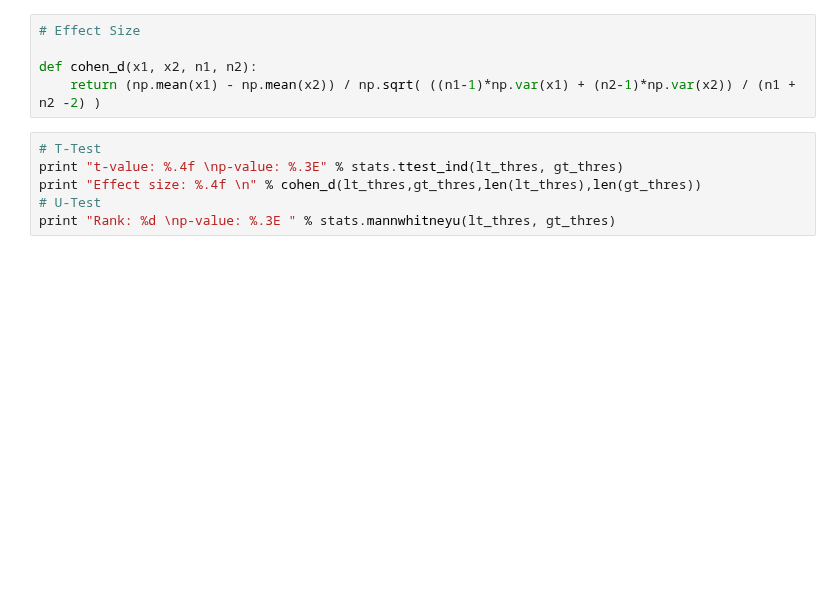
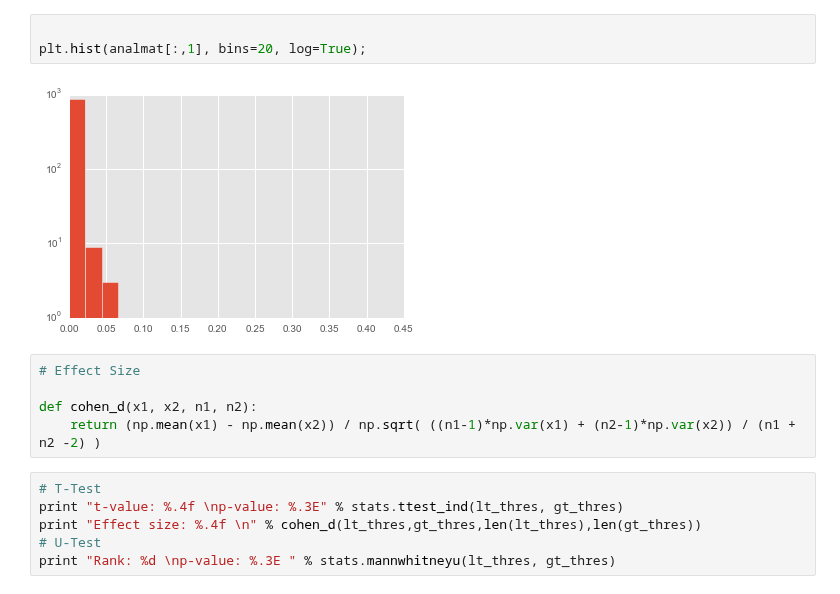
Before and after one commit to voytekresearch/nsaba, a Jupyter notebook: notebooks/testing/nsaba_stats.ipynb, the cells around one changed output. Drawn from its saved outputs; the diff is of its cells as text; blank space fills up the shorter version.

```diff
--- a/notebooks/testing/nsaba_stats.ipynb
+++ b/notebooks/testing/nsaba_stats.ipynb
@@ -82,3 +97,8 @@ len(gt_thres)
+# %%
+
+plt.hist(analmat[:,1], bins=20, log=True);
+# %% [output]
+[figure, added]
 # %%
 # Effect Size
 
```
Also changed, not shown: parts of 24 cells of this notebook.
